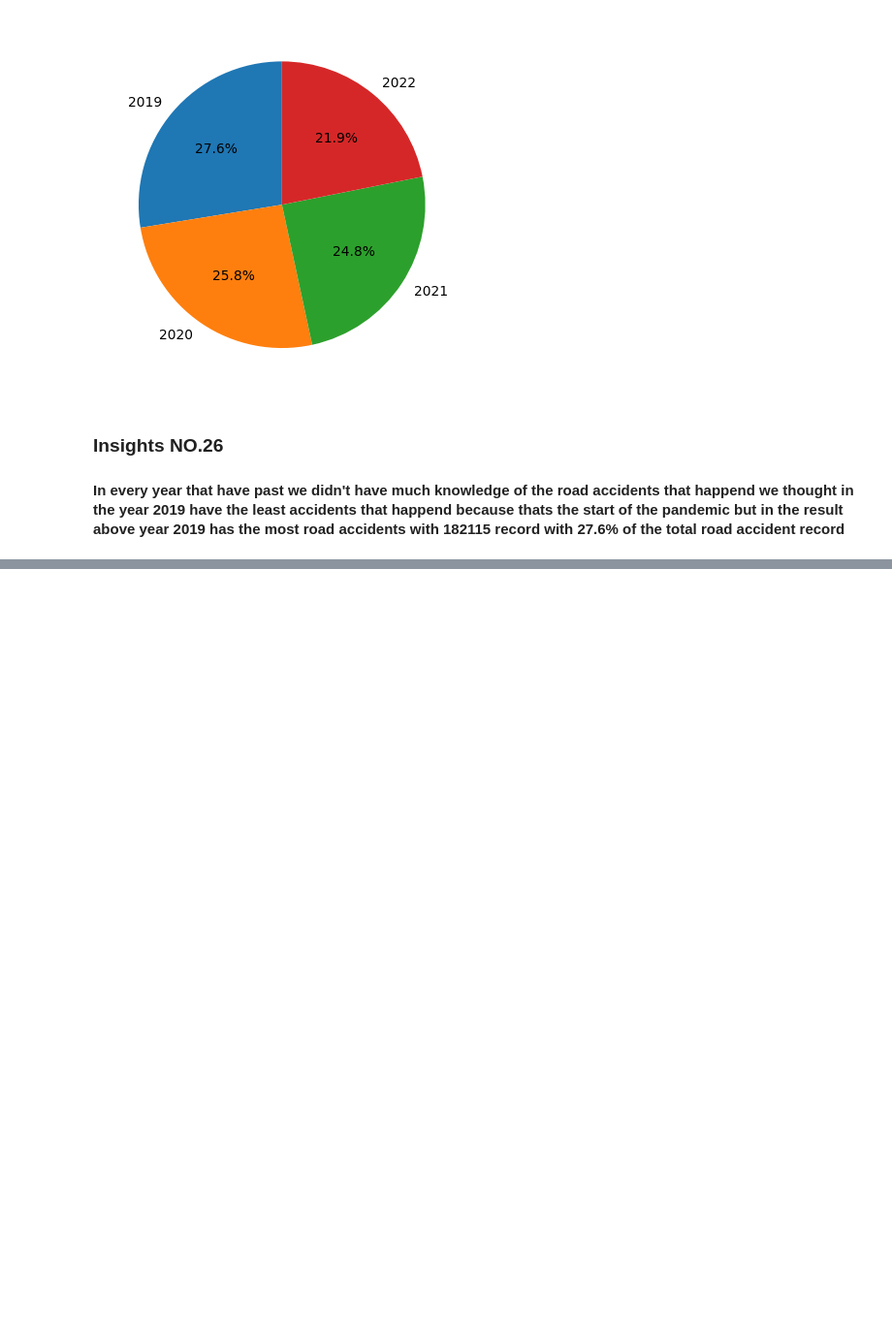
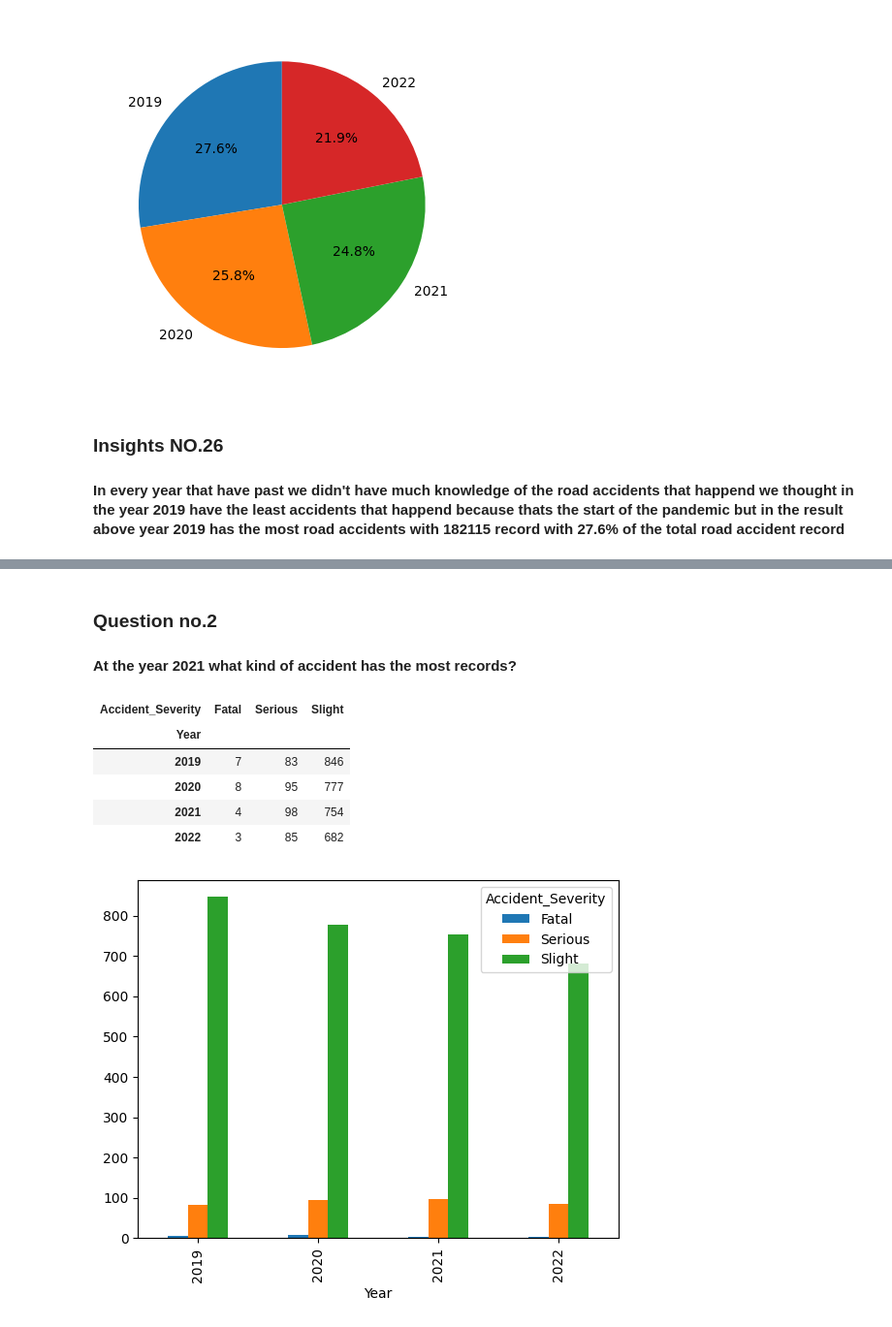
Before and after one commit to kitty1926/ITELEC303_Accident_DAPATNAPO, a Jupyter notebook: 20Q.ipynb, the cells around one changed output, grey strips where cells are left out. Shown at 97% size. Drawn from its saved outputs; the diff is of its cells as text; code cells hidden in the pictures; blank space fills up the shorter version.

```diff
--- a/20Q.ipynb
+++ b/20Q.ipynb
@@ -776,0 +834,15 @@ plt.show()
+# %% [markdown]
+<h3>Question no.2</h3>
+<h4>At the year 2021 what kind of accident has the most records?</h4>
+# %%
+Newcastle_tyne = drive[drive['District Area'] == 'Newcastle upon Tyne'].groupby(['Year', 'Accident_Severity']).size().unstack()
+Newcastle_tyne.plot(kind='bar')
+Newcastle_tyne
+# %% [output]
+| Accident_Severity | Fatal | Serious | Slight |
+| Year |  |  |  |
+| 2019 | 7 | 83 | 846 |
+| 2020 | 8 | 95 | 777 |
+| 2021 | 4 | 98 | 754 |
+| 2022 | 3 | 85 | 682 |
+[figure, added]
```
Also changed, not shown: parts of 26 cells of this notebook.
